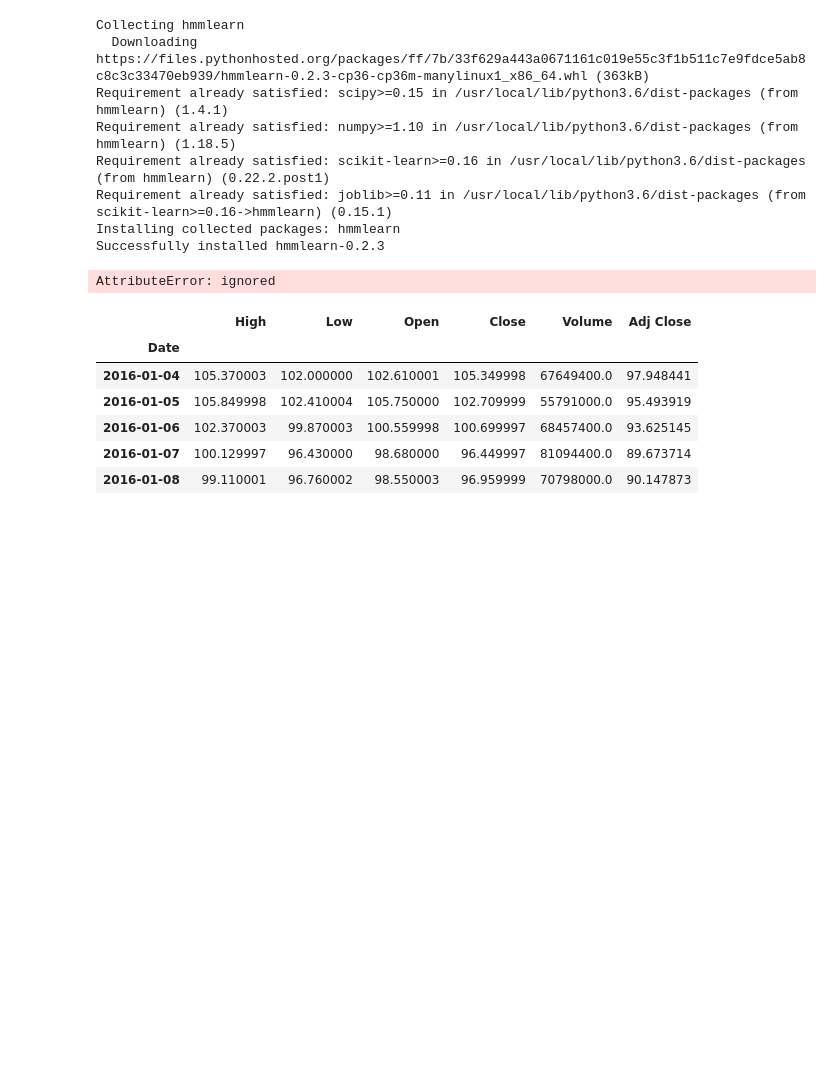
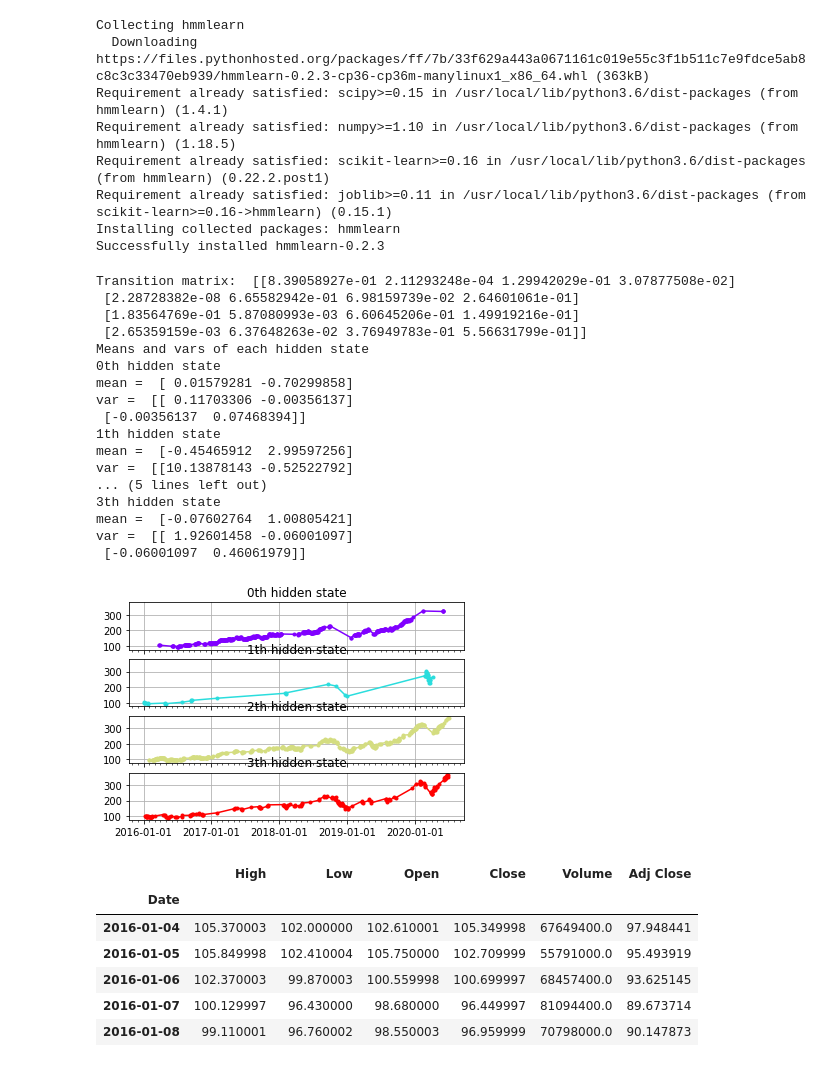
Before and after one commit to tewei0328/teach-TS, a Jupyter notebook: TS_HMM.ipynb, the cells around one changed output. Cells and saved outputs as stored; diff of their text form; code cells hidden in the pictures; blank space fills up the shorter version.

```diff
--- a/TS_HMM.ipynb
+++ b/TS_HMM.ipynb
@@ -192,7 +258,8 @@ Successfully installed hmmlearn-0.2.3
   end = datetime.date.today()
   apple = web.DataReader("AAPL", "yahoo", start, end)
 
-  dates = np.array(apple["Close"].index.levels[1])
+  #dates = np.array(apple["Close"].index.levels[1])
+  dates = np.array(apple["Close"].index)
   close_v = np.array(apple["Close"].values)
   volume = np.array(apple["Volume"].values)[1:]
 
@@ -211,8 +278,56 @@ Successfully installed hmmlearn-0.2.3
 
   # Prediction the hidden layers
   hidden_states = model.predict(X)
-# %% [output]
-AttributeError: ignored
+# %%
+# Print the parameters
+print("Transition matrix: ", model.transmat_)
+print("Means and vars of each hidden state")
+for i in range(4):
+    print("{0}th hidden state".format(i))
+    print("mean = ", model.means_[i])
+    print("var = ", model.covars_[i])
+print()
+
+fig, axs = plt.subplots(4, sharex=True, sharey=True)
+colours = cm.rainbow(np.linspace(0, 1, 4))
+
+one_layer = []
+two_layer = []
+three_layer = []
+fourth_layer = []
+
+for i, (ax, colour) in enumerate(zip(axs, colours)):
+    # Use fancy indexing to plot data in each state.
+    mask = hidden_states == i
+    ax.plot_date(dates[mask], close_v[mask], ".-", c=colour)
+    ax.set_title("{0}th hidden state".format(i))
+
+    # Format the ticks.
+    ax.xaxis.set_major_locator(YearLocator())
+    ax.xaxis.set_minor_locator(MonthLocator())
+
+    ax.grid(True)
+
+plt.show()
+# %% [output]
+Transition matrix:  [[8.39058927e-01 2.11293248e-04 1.29942029e-01 3.07877508e-02]
+ [2.28728382e-08 6.65582942e-01 6.98159739e-02 2.64601061e-01]
+ [1.83564769e-01 5.87080993e-03 6.60645206e-01 1.49919216e-01]
+ [2.65359159e-03 6.37648263e-02 3.76949783e-01 5.56631799e-01]]
+Means and vars of each hidden state
+0th hidden state
+mean =  [ 0.01579281 -0.70299858]
+var =  [[ 0.11703306 -0.00356137]
+ [-0.00356137  0.07468394]]
+1th hidden state
+mean =  [-0.45465912  2.99597256]
+var =  [[10.13878143 -0.52522792]
+... (5 lines left out)
+3th hidden state
+mean =  [-0.07602764  1.00805421]
+var =  [[ 1.92601458 -0.06001097]
+ [-0.06001097  0.46061979]]
+[figure, added]
 # %%
 apple.head()
 # %% [output]
```
Also changed, not shown: parts of 3 cells of this notebook.
